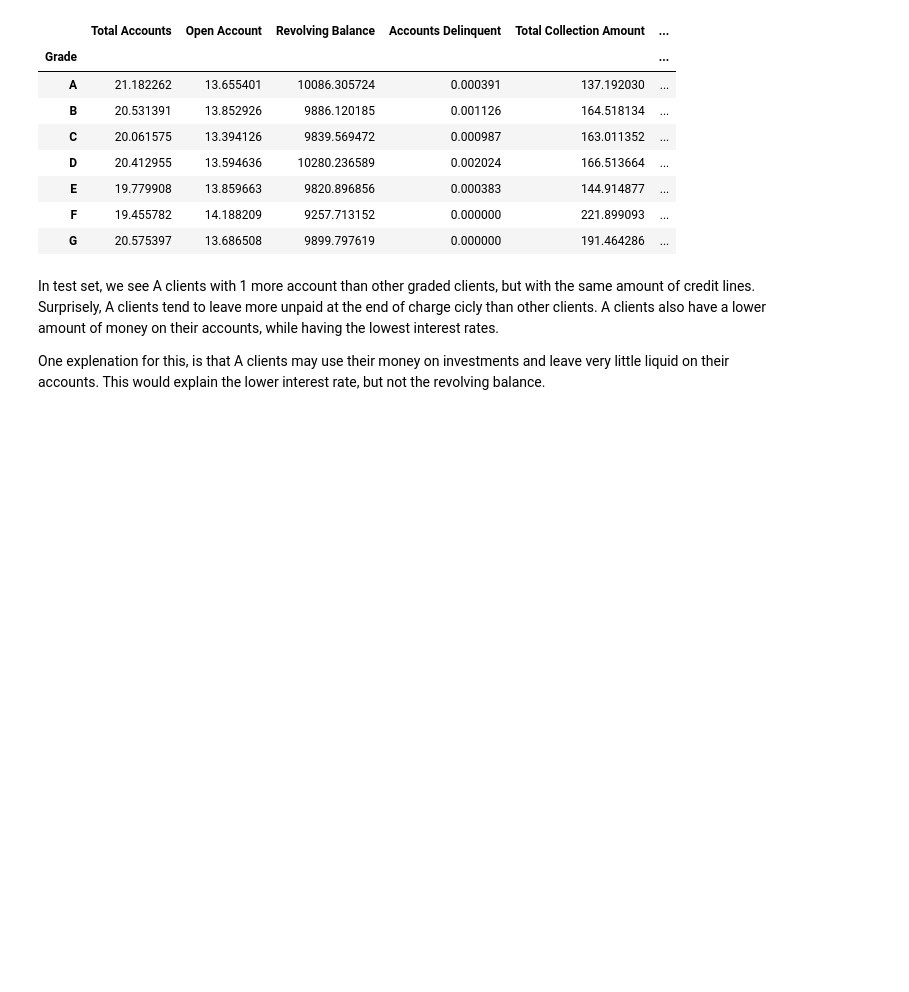
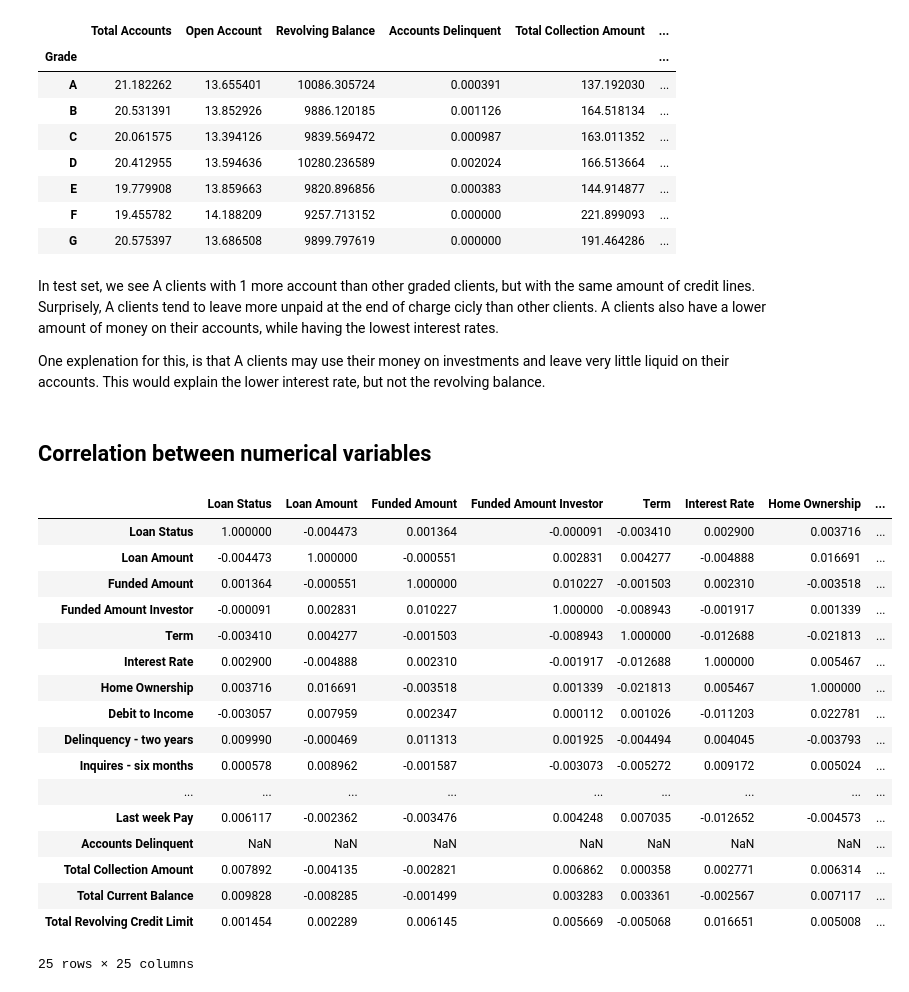
Before and after one commit to Ana-Akaishi/data-science-projects, a Jupyter notebook: Bank_Loan_Default/00 - EDA.ipynb, the cells around one changed output. Cells and saved outputs as stored; diff of their text form; code cells hidden in the pictures; blank space fills up the shorter version.

```diff
--- a/Bank_Loan_Default/00 - EDA.ipynb
+++ b/Bank_Loan_Default/00 - EDA.ipynb
@@ -537,3 +537,5 @@ test_acc
 In test set, we see A clients with 1 more account than other graded clients, but with the same amount of credit lines. Surprisely, A clients tend to leave more unpaid at the end of charge cicly than other clients. A clients also have a lower amount of money on their accounts, while having the lowest interest rates.
 
 One explenation for this, is that A clients may use their money on investments and leave very little liquid on their accounts. This would explain the lower interest rate, but not the revolving balance.
+# %% [markdown]
+## Correlation between numerical variables
@@ -539,0 +547,22 @@ One explenation for this, is that A clients may use their money on investments a
+# %%
+# Display correlation
+train_corr
+# %% [output]
+|  | Loan Status | Loan Amount | Funded Amount | Funded Amount Investor | Term | Interest Rate | Home Ownership | ... |
+| Loan Status | 1.000000 | -0.004473 | 0.001364 | -0.000091 | -0.003410 | 0.002900 | 0.003716 | ... |
+| Loan Amount | -0.004473 | 1.000000 | -0.000551 | 0.002831 | 0.004277 | -0.004888 | 0.016691 | ... |
+| Funded Amount | 0.001364 | -0.000551 | 1.000000 | 0.010227 | -0.001503 | 0.002310 | -0.003518 | ... |
+| Funded Amount Investor | -0.000091 | 0.002831 | 0.010227 | 1.000000 | -0.008943 | -0.001917 | 0.001339 | ... |
+| Term | -0.003410 | 0.004277 | -0.001503 | -0.008943 | 1.000000 | -0.012688 | -0.021813 | ... |
+| Interest Rate | 0.002900 | -0.004888 | 0.002310 | -0.001917 | -0.012688 | 1.000000 | 0.005467 | ... |
+| Home Ownership | 0.003716 | 0.016691 | -0.003518 | 0.001339 | -0.021813 | 0.005467 | 1.000000 | ... |
+| Debit to Income | -0.003057 | 0.007959 | 0.002347 | 0.000112 | 0.001026 | -0.011203 | 0.022781 | ... |
+| Delinquency - two years | 0.009990 | -0.000469 | 0.011313 | 0.001925 | -0.004494 | 0.004045 | -0.003793 | ... |
+| Inquires - six months | 0.000578 | 0.008962 | -0.001587 | -0.003073 | -0.005272 | 0.009172 | 0.005024 | ... |
+| ... | ... | ... | ... | ... | ... | ... | ... | ... |
+| Last week Pay | 0.006117 | -0.002362 | -0.003476 | 0.004248 | 0.007035 | -0.012652 | -0.004573 | ... |
+| Accounts Delinquent | NaN | NaN | NaN | NaN | NaN | NaN | NaN | ... |
+| Total Collection Amount | 0.007892 | -0.004135 | -0.002821 | 0.006862 | 0.000358 | 0.002771 | 0.006314 | ... |
+| Total Current Balance | 0.009828 | -0.008285 | -0.001499 | 0.003283 | 0.003361 | -0.002567 | 0.007117 | ... |
+| Total Revolving Credit Limit | 0.001454 | 0.002289 | 0.006145 | 0.005669 | -0.005068 | 0.016651 | 0.005008 | ... |
+25 rows × 25 columns
```
Also changed, not shown: parts of 7 cells of this notebook, 3 other files.
